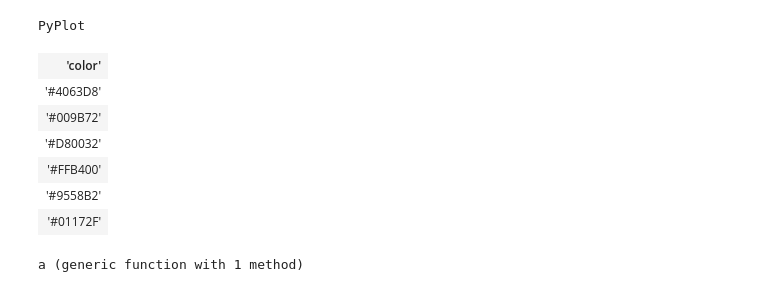
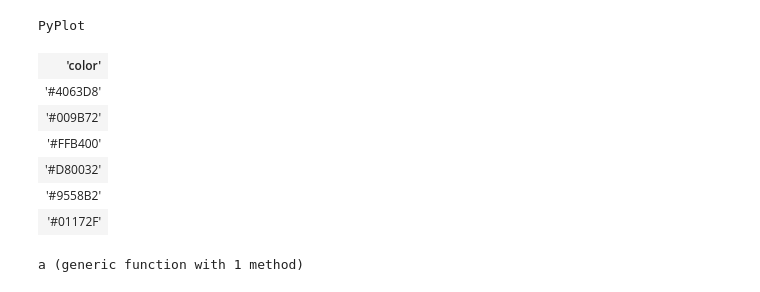
Before and after one commit to kelseyfu/Polyampholyte-SURF, a Jupyter notebook: theory/PILs_sym.ipynb, the cells around one changed output. Saved outputs shown, nothing was run; the diff lists cells and outputs as text; code cells hidden in the pictures.

```diff
--- a/theory/PILs_sym.ipynb
+++ b/theory/PILs_sym.ipynb
@@ -6,36 +6,36 @@ PyPlot
 # %%
 rcParams = PyDict(plt.matplotlib["rcParams"])
 
 WIDTH = 1.5 * 8.3 / 2.54
 DOUBLE_WIDTH = 1.5 * 17.1 / 2.54
 DPI = 150
 rcParams["axes.labelsize"]= 14
 rcParams["axes.xmargin"]= 0
 rcParams["axes.ymargin"]= .1
 rcParams["lines.markersize"]= 5
 rcParams["figure.dpi"]= DPI
 rcParams["figure.autolayout"]= true
 rcParams["figure.figsize"]= (WIDTH, 3 * WIDTH / 4)
 rcParams["figure.facecolor"]= "white"
 rcParams["font.size"]= 12
 rcParams["grid.color"]= "0"
 rcParams["grid.linestyle"]= "-"
 rcParams["legend.edgecolor"]= "1"
 rcParams["legend.fontsize"]= 10
 rcParams["xtick.labelsize"]= 12
 rcParams["ytick.labelsize"]= 12
 rcParams["xtick.direction"]= "in"
 rcParams["ytick.direction"]= "in"
 rcParams["font.family"]= "sans-serif"
 rcParams["font.sans-serif"]= ["Arial"]
 # Create color wheel
-rcParams["axes.prop_cycle"] = plt.matplotlib.cycler(color=["#4063D8","#009B72","#D80032","#FFB400","#9558B2","#01172F"])
+rcParams["axes.prop_cycle"] = plt.matplotlib.cycler(color=["#4063D8","#009B72","#FFB400","#D80032","#9558B2","#01172F"])
 # %% [output]
 | 'color' |
 | '#4063D8' |
 | '#009B72' |
+| '#FFB400' |
 | '#D80032' |
-| '#FFB400' |
 | '#9558B2' |
 | '#01172F' |
 # %%
```
Also changed, not shown: parts of 9 cells of this notebook, 34 other files.
